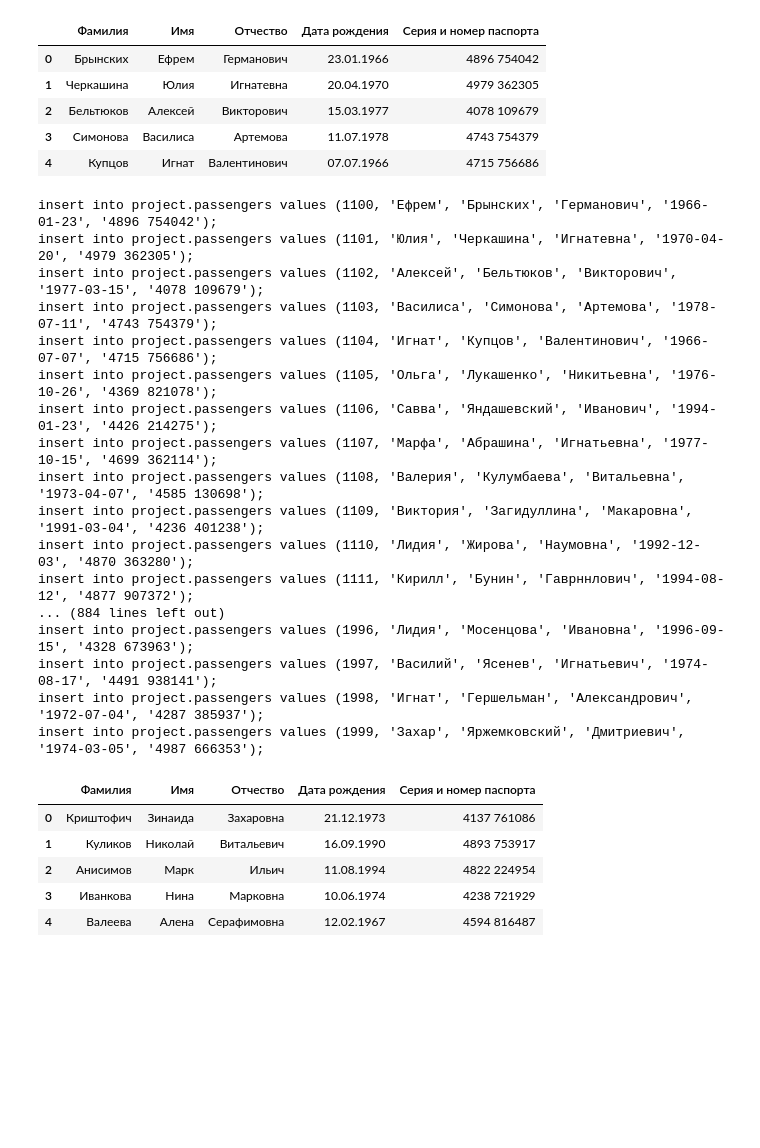
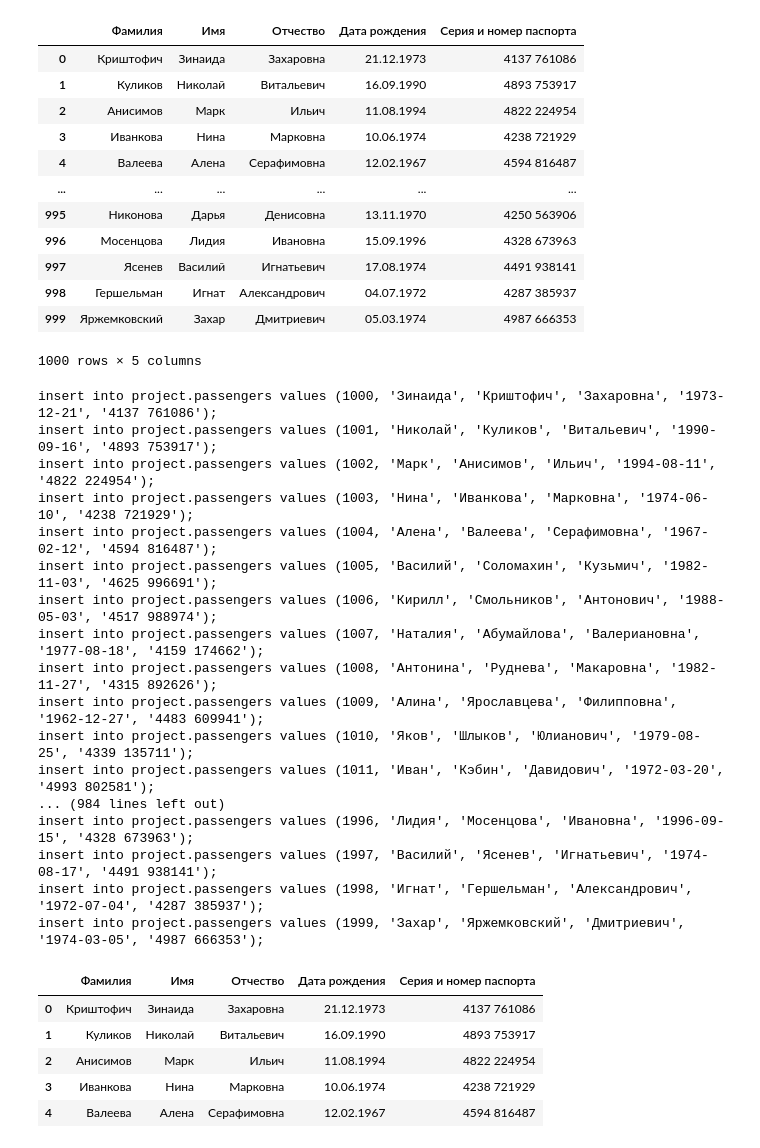
Before and after one commit to 15Andrew43/database, a Jupyter notebook: project.ipynb, the cells around one changed output. Cells and saved outputs as stored; diff of their text form; code cells hidden in the pictures; blank space fills up the shorter version.

Commit message:
passenger.csvmodified

```diff
--- a/project.ipynb
+++ b/project.ipynb
@@ -2,34 +2,41 @@
 import pandas as pd
 # %%
 df = pd.read_csv('./passengers.csv', sep='\t')
-df.head()
+df
 # %% [output]
 |  | Фамилия | Имя | Отчество | Дата рождения | Серия и номер паспорта |
-| 0 | Брынских | Ефрем | Германович | 23.01.1966 | 4896 754042 |
-| 1 | Черкашина | Юлия | Игнатевна | 20.04.1970 | 4979 362305 |
-| 2 | Бельтюков | Алексей | Викторович | 15.03.1977 | 4078 109679 |
-| 3 | Симонова | Василиса | Артемова | 11.07.1978 | 4743 754379 |
-| 4 | Купцов | Игнат | Валентинович | 07.07.1966 | 4715 756686 |
+| 0 | Криштофич | Зинаида | Захаровна | 21.12.1973 | 4137 761086 |
+| 1 | Куликов | Николай | Витальевич | 16.09.1990 | 4893 753917 |
+| 2 | Анисимов | Марк | Ильич | 11.08.1994 | 4822 224954 |
+| 3 | Иванкова | Нина | Марковна | 10.06.1974 | 4238 721929 |
+| 4 | Валеева | Алена | Серафимовна | 12.02.1967 | 4594 816487 |
+| ... | ... | ... | ... | ... | ... |
+| 995 | Никонова | Дарья | Денисовна | 13.11.1970 | 4250 563906 |
+| 996 | Мосенцова | Лидия | Ивановна | 15.09.1996 | 4328 673963 |
+| 997 | Ясенев | Василий | Игнатьевич | 17.08.1974 | 4491 938141 |
+| 998 | Гершельман | Игнат | Александрович | 04.07.1972 | 4287 385937 |
+| 999 | Яржемковский | Захар | Дмитриевич | 05.03.1974 | 4987 666353 |
+1000 rows × 5 columns
 # %%
 for index, row in df.iterrows():
     last_name, name, patron, date, passport = row
     date = date.split('.')
     a = "'"
-    print(f"insert into project.passengers values ({index + 1100}, {a+name+a}, {a+last_name+a}, {a+patron+a}, {a+'-'.join(date[::-1])+a}, {a+str(passport)+a});")
+    print(f"insert into project.passengers values ({index + 1000}, {a+name+a}, {a+last_name+a}, {a+patron+a}, {a+'-'.join(date[::-1])+a}, {a+str(passport)+a});")
 # %% [output]
-insert into project.passengers values (1100, 'Ефрем', 'Брынских', 'Германович', '1966-01-23', '4896 754042');
-insert into project.passengers values (1101, 'Юлия', 'Черкашина', 'Игнатевна', '1970-04-20', '4979 362305');
-insert into project.passengers values (1102, 'Алексей', 'Бельтюков', 'Викторович', '1977-03-15', '4078 109679');
-insert into project.passengers values (1103, 'Василиса', 'Симонова', 'Артемова', '1978-07-11', '4743 754379');
-insert into project.passengers values (1104, 'Игнат', 'Купцов', 'Валентинович', '1966-07-07', '4715 756686');
-insert into project.passengers values (1105, 'Ольга', 'Лукашенко', 'Никитьевна', '1976-10-26', '4369 821078');
-insert into project.passengers values (1106, 'Савва', 'Яндашевский', 'Иванович', '1994-01-23', '4426 214275');
-insert into project.passengers values (1107, 'Марфа', 'Абрашина', 'Игнатьевна', '1977-10-15', '4699 362114');
-insert into project.passengers values (1108, 'Валерия', 'Кулумбаева', 'Витальевна', '1973-04-07', '4585 130698');
-insert into project.passengers values (1109, 'Виктория', 'Загидуллина', 'Макаровна', '1991-03-04', '4236 401238');
-insert into project.passengers values (1110, 'Лидия', 'Жирова', 'Наумовна', '1992-12-03', '4870 363280');
-insert into project.passengers values (1111, 'Кирилл', 'Бунин', 'Гаврннлович', '1994-08-12', '4877 907372');
-... (884 lines left out)
+insert into project.passengers values (1000, 'Зинаида', 'Криштофич', 'Захаровна', '1973-12-21', '4137 761086');
+insert into project.passengers values (1001, 'Николай', 'Куликов', 'Витальевич', '1990-09-16', '4893 753917');
+insert into project.passengers values (1002, 'Марк', 'Анисимов', 'Ильич', '1994-08-11', '4822 224954');
+insert into project.passengers values (1003, 'Нина', 'Иванкова', 'Марковна', '1974-06-10', '4238 721929');
+insert into project.passengers values (1004, 'Алена', 'Валеева', 'Серафимовна', '1967-02-12', '4594 816487');
+insert into project.passengers values (1005, 'Василий', 'Соломахин', 'Кузьмич', '1982-11-03', '4625 996691');
+insert into project.passengers values (1006, 'Кирилл', 'Смольников', 'Антонович', '1988-05-03', '4517 988974');
+insert into project.passengers values (1007, 'Наталия', 'Абумайлова', 'Валериановна', '1977-08-18', '4159 174662');
+insert into project.passengers values (1008, 'Антонина', 'Руднева', 'Макаровна', '1982-11-27', '4315 892626');
+insert into project.passengers values (1009, 'Алина', 'Ярославцева', 'Филипповна', '1962-12-27', '4483 609941');
+insert into project.passengers values (1010, 'Яков', 'Шлыков', 'Юлианович', '1979-08-25', '4339 135711');
+insert into project.passengers values (1011, 'Иван', 'Кэбин', 'Давидович', '1972-03-20', '4993 802581');
+... (984 lines left out)
 insert into project.passengers values (1996, 'Лидия', 'Мосенцова', 'Ивановна', '1996-09-15', '4328 673963');
 insert into project.passengers values (1997, 'Василий', 'Ясенев', 'Игнатьевич', '1974-08-17', '4491 938141');
 insert into project.passengers values (1998, 'Игнат', 'Гершельман', 'Александрович', '1972-07-04', '4287 385937');
```
Also changed, not shown: 3 other files.
